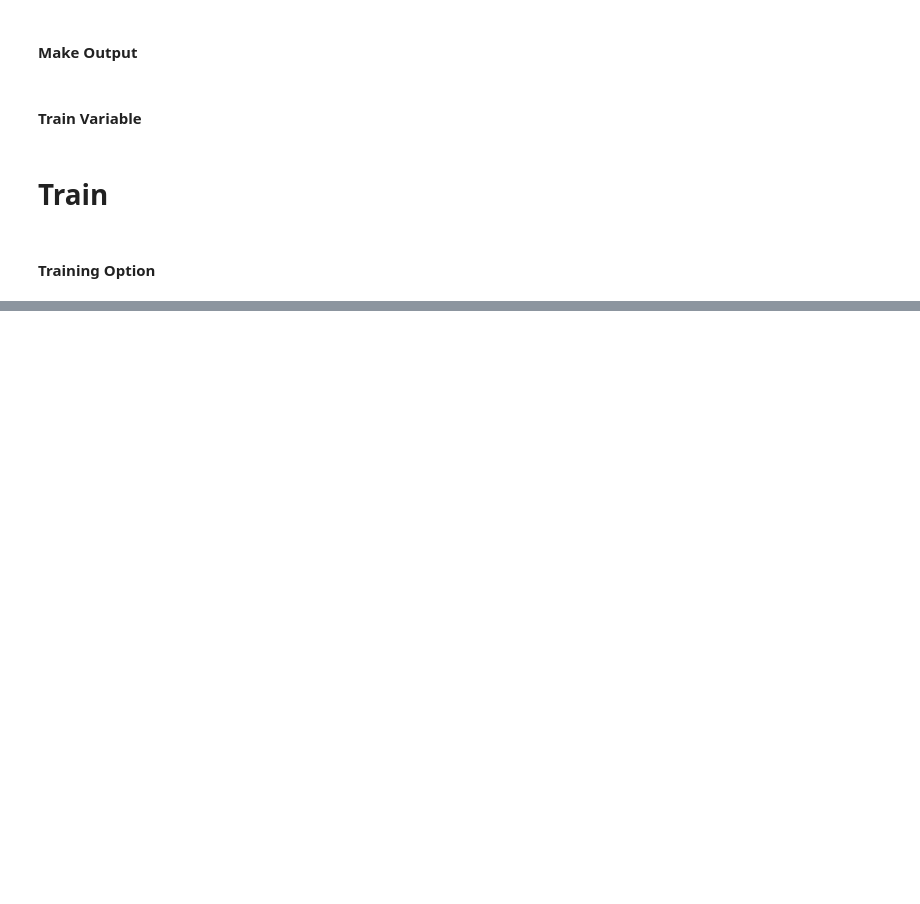
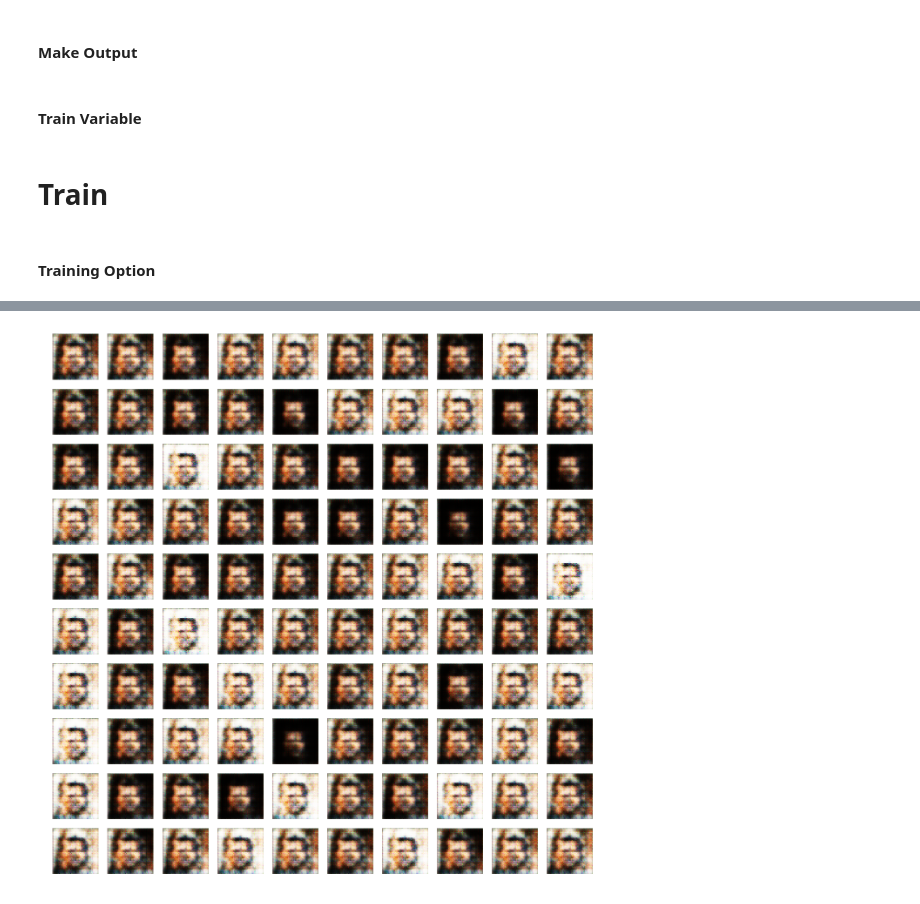
Before and after one commit to Overseer66/Tensorflow-GAN, a Jupyter notebook: Tensorflow Info DCGAN CelebA.ipynb, the cells around one changed output, grey strips where cells are left out. Saved outputs shown, nothing was run; the diff lists cells and outputs as text; code cells hidden in the pictures; blank space fills up the shorter version.

```diff
--- a/Tensorflow Info DCGAN CelebA.ipynb
+++ b/Tensorflow Info DCGAN CelebA.ipynb
@@ -172,6 +182,8 @@ class ModelMaker(object):
                 mpl  : Max Pooling Layer
                 rs   : Reshape
                 flat : Flatten
+                bn   : Batch Normalization
+                activation : Activation
                 '''
                 if layer_type == 'c2l': # Convolutional 2D Layer
                     kernel_shape, stride_shape, dropout, params = layer_shape
@@ -231,6 +243,17 @@ class ModelMaker(object):
                     last_layer = tf.reshape(last_layer, (-1, flat_size), name=str(i) + '_flat')
 
                     layers.add(last_layer)
+                elif layer_type == 'bn':
+                    params = layer_shape[0]
+                    last_layer = _batch_norm(last_layer, params, name=str(i) + '_batch_norm')
+
+                    layers.add(last_layer)
+
+                elif layer_type == 'activation':
+                    activation = layer_shape[0]
+                    last_layer = _activation(last_layer, activation, name=str(i) + '_' + activation.__name__)
+
+                    layers.add(last_layer)
 
                 # Dropout Layer
                 if type(dropout) == int: # var is index
@@ -301,19 +324,21 @@ for i in range(np.max((gen_depth, dis_depth))):
 5 shape: (4, 4)
 # %%
 generator_layer_shape=(
-    ('fcl', 4*4*1024, None, {'batch_normalization': {}, 'activation': tf.nn.relu}),
-    ('rs', (-1, 4, 4, 1024),),
-    ('dc2l', (5, 5, -1, -1), (-1, 8, 8, 512), (1, 2, 2, 1), None, {'batch_normalization': {}, 'padding': 'SAME', 'activation': tf.nn.relu}),
-    ('dc2l', (5, 5, -1, -1), (-1, 16, 16, 256), (1, 2, 2, 1), None, {'batch_normalization': {}, 'padding': 'SAME', 'activation': tf.nn.relu}),
-    ('dc2l', (5, 5, -1, -1), (-1, 32, 32, 128), (1, 2, 2, 1), None, {'batch_normalization': {}, 'padding': 'SAME', 'activation': tf.nn.relu}),
-    ('dc2l', (5, 5, -1, -1), (-1, 64, 64, 3), (1, 2, 2, 1), None, {'padding': 'SAME', 'activation': tf.nn.tanh}),
+    ('fcl', 4*4*512, None, {'activation': LinearUnit},),
+    ('rs', (-1, 4, 4, 512),),
+    ('bn', {'momentum': 9e-1, 'epsilon': 1e-5, 'training': True},),
+    ('activation', tf.nn.relu,),
+    ('dc2l', (5, 5, -1, -1), (-1, 8, 8, 256), (1, 2, 2, 1), None, {'batch_normalization': {'momentum': 9e-1, 'epsilon': 1e-5, 'training': True}, 'padding': 'SAME', 'activation': tf.nn.relu},),
+    ('dc2l', (5, 5, -1, -1), (-1, 16, 16, 128), (1, 2, 2, 1), None, {'batch_normalization': {'momentum': 9e-1, 'epsilon': 1e-5, 'training': True}, 'padding': 'SAME', 'activation': tf.nn.relu},),
+    ('dc2l', (5, 5, -1, -1), (-1, 32, 32, 64), (1, 2, 2, 1), None, {'batch_normalization': {'momentum': 9e-1, 'epsilon': 1e-5, 'training': True}, 'padding': 'SAME', 'activation': tf.nn.relu},),
+    ('dc2l', (5, 5, -1, -1), (-1, 64, 64, 3), (1, 2, 2, 1), None, {'padding': 'SAME', 'activation': tf.nn.tanh},),
 )
 
 discriminator_layer_shape=(
-    ('c2l', (5, 5, -1, 64), (1, 2, 2, 1), None, {'batch_normalization': {}, 'padding': 'SAME', 'activation': LeakyReLU}),
-    ('c2l', (5, 5, -1, 128), (1, 2, 2, 1), None, {'batch_normalization': {}, 'padding': 'SAME', 'activation': LeakyReLU}),
-    ('c2l', (5, 5, -1, 256), (1, 2, 2, 1), None, {'batch_normalization': {}, 'padding': 'SAME', 'activation': LeakyReLU}),
-    ('c2l', (5, 5, -1, 512), (1, 2, 2, 1), None, {'batch_normalization': {}, 'padding': 'SAME', 'activation': LeakyReLU}),
+    ('c2l', (5, 5, -1, 64), (1, 2, 2, 1), None, {'padding': 'SAME', 'activation': LeakyReLU},),
+    ('c2l', (5, 5, -1, 128), (1, 2, 2, 1), None, {'batch_normalization': {'momentum': 9e-1, 'epsilon': 1e-5, 'training': True}, 'padding': 'SAME', 'activation': LeakyReLU},),
+    ('c2l', (5, 5, -1, 256), (1, 2, 2, 1), None, {'batch_normalization': {'momentum': 9e-1, 'epsilon': 1e-5, 'training': True}, 'padding': 'SAME', 'activation': LeakyReLU},),
+    ('c2l', (5, 5, -1, 512), (1, 2, 2, 1), None, {'batch_normalization': {'momentum': 9e-1, 'epsilon': 1e-5, 'training': True}, 'padding': 'SAME', 'activation': LeakyReLU},),
     ('rs', (-1, 4 * 4 * 512),),
     #('fcl', 1, None, {'activation': tf.nn.sigmoid})
 )
@@ -322,7 +347,7 @@ discriminator_layer_shape=(
 # %%
 learning_rate = 2e-4
 beta1=5e-1
-info_rambda = 1e-2
+info_rambda = 5e-4
 # %% [markdown]
 # Create Layers
 # %% [markdown]
@@ -395,10 +420,10 @@ with tf.device('/gpu:%d' % gpu_num):
 #### Training Option
 # %%
 epoch_size = 100
-batch_size = 512
+batch_size = 64
 train_d_count, train_g_count = 1, 2
 
-display_count = 10
+display_count = 100
 display_with = 20
 # %%
 z_sample = np.concatenate((\
@@ -438,11 +463,12 @@ while epoch < epoch_size:
     sys.stdout.write(status)
     sys.stdout.flush()
 
+    shuffle_files = file_names[np.random.permutation(range(len(file_names)))]
     for i in range(count):
         s = i * batch_size
         e = s + batch_size
 
-        batch_files = file_names[s:e]
+        batch_files = shuffle_files[s:e]
         batch_train, batch_target = batch_from_dataset(batch_files, image_width, image_height), file_tags[s:e]
         batch_train = batch_train.astype(np.float32) * 2 - 1
         batch_count += len(batch_train)
@@ -491,0 +518 @@ Epoch: 1 [>                    ] 1536/202599, loss: d=1.6789, g=1.4045
+[figure, added]
```
Also changed, not shown: parts of 7 cells of this notebook, 1 other file.
